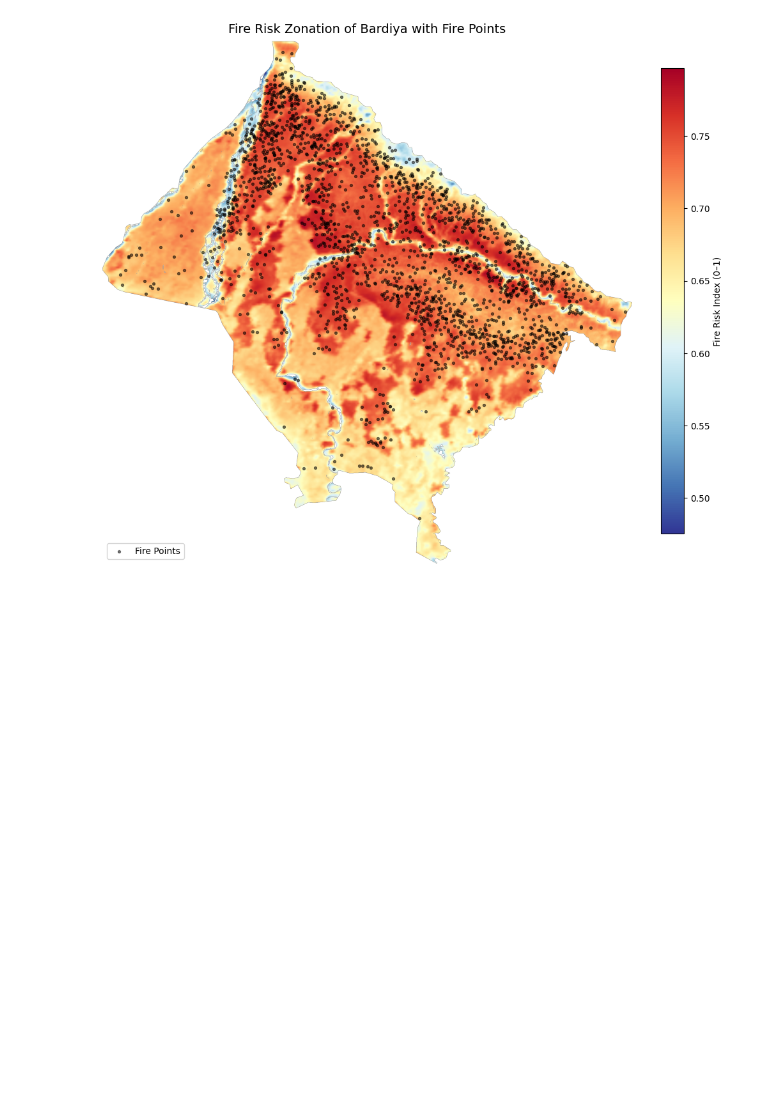
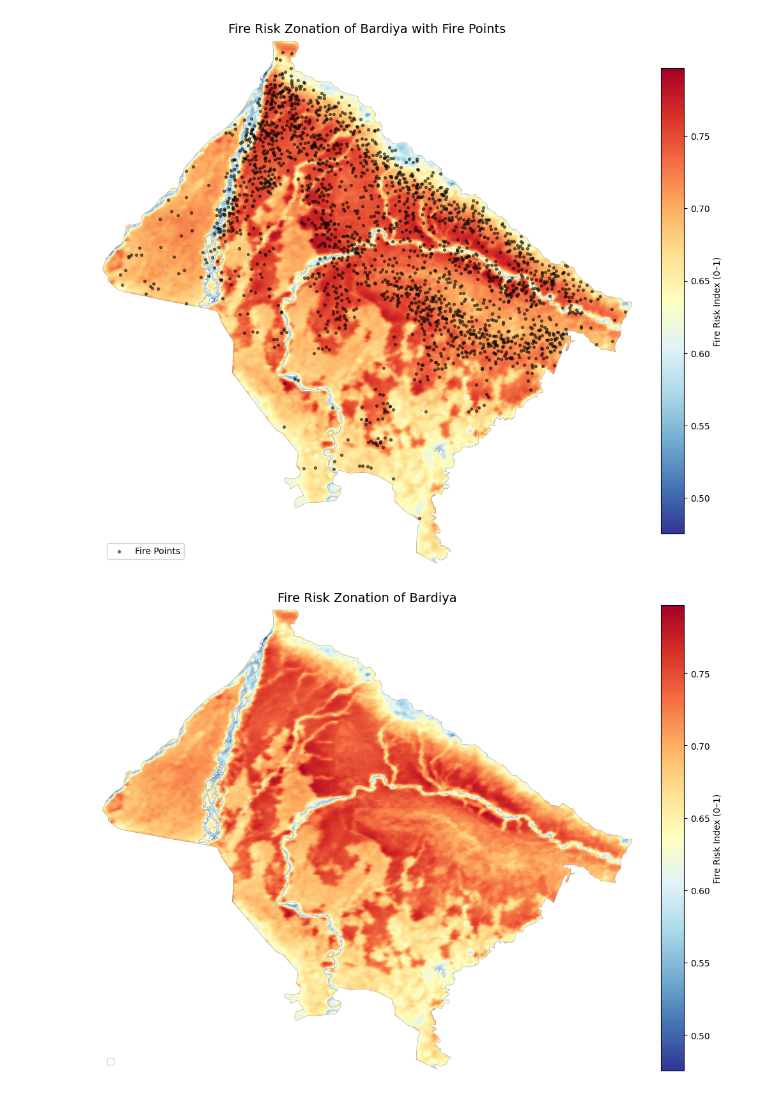
Before and after one commit to shrestha-rujal/nepal-wildfire, a Jupyter notebook: src/7_fire_risk zonation.ipynb, the cells around one changed output. Cells and saved outputs as stored; diff of their text form; code cells hidden in the pictures; blank space fills up the shorter version.

```diff
--- a/src/7_fire_risk zonation.ipynb
+++ b/src/7_fire_risk zonation.ipynb
@@ -96,3 +96,17 @@ plt.tight_layout()
 plt.show()
 # %% [output]
 [figure]
+# %%
+risk_index = sum(weights[k] * layers[k] for k in layers.keys())
+
+fig, ax = plt.subplots(figsize=(10, 9))
+im = ax.imshow(risk_index, cmap="RdYlBu_r", extent=rio.plot.plotting_extent(src))
+plt.colorbar(im, ax=ax, fraction=0.04, label="Fire Risk Index (0–1)")
+
+ax.set_title("Fire Risk Zonation of Bardiya", fontsize=14)
+ax.axis("off")
+plt.legend(loc="lower left")
+plt.tight_layout()
+plt.show()
+# %% [output]
+[figure, added]
```
Also changed, not shown: 8 other files.
